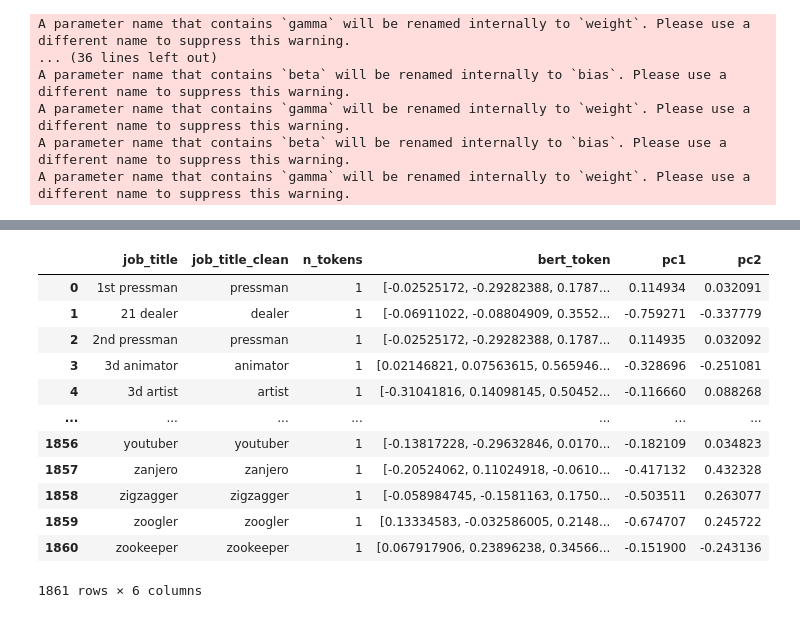
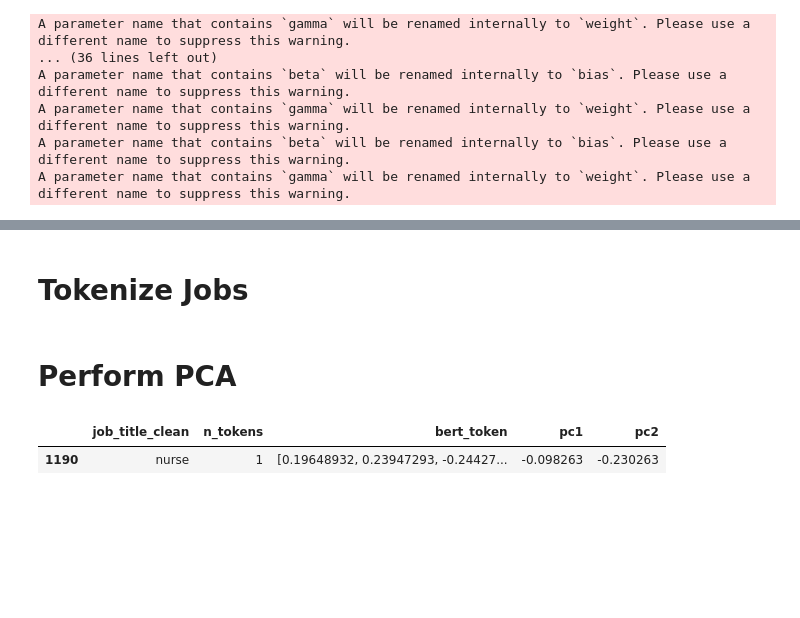
Before and after one commit to NauelSerraino/BERT-Gender-Bias, a Jupyter notebook: notebooks/01_weakly_supervised_experiment.ipynb, the cells around one changed output, grey strips where cells are left out. Cells and saved outputs as stored; diff of their text form; code cells hidden in the pictures; blank space fills up the shorter version.

```diff
--- a/notebooks/01_weakly_supervised_experiment.ipynb
+++ b/notebooks/01_weakly_supervised_experiment.ipynb
@@ -129,5 +150,5 @@ coef_df_sorted.head(20)
 # %%
-n_features = 70
+n_features = 50
 
 selected_features = coef_df_sorted.feature[:n_features].values
 selected_features
@@ -141,14 +159,0 @@ array([106, 314, 603, 756, 572, 550, 417, 208, 170,  37, 651, 705, 597,
-# %%
-import re
-
-job_titles['job_title_clean'] = job_titles['job_title'].apply(lambda x: re.sub(r'\b\d+\w*\b', '', x))
-job_titles
-
-job_df = pd.DataFrame()
-job_df['job_title_clean'] = job_titles['job_title_clean'].str.split('/').explode().reset_index(drop=True)
-
-job_df['n_tokens'] = job_df.job_title_clean.apply(lambda x: len(x.split()))
-job_df = job_df[job_df.n_tokens==1].reset_index(drop=True)
-job_df.drop_duplicates(subset="job_title_clean", inplace=True)
-
-job_df
@@ -170,5 +160,7 @@ Error:
+# %% [markdown]
+# Tokenize Jobs
 # %%
-text = job_titles.job_title_clean.values.tolist()
+text = job_df.job_title_clean.values.tolist()
 encoded_input = tokenizer(text, return_tensors='pt', padding=True, truncation=True)
 
 with torch.no_grad():
@@ -179,33 +171,25 @@ word_embeddings = embeddings.mean(dim=1).numpy()
 # %%
 n_feature_embeddings = word_embeddings[:, selected_features]
 
-job_titles['bert_token'] = list(n_feature_embeddings)
+job_df['bert_token'] = list(n_feature_embeddings)
+# %% [markdown]
+# Perform PCA
 # %%
 from sklearn.decomposition import PCA
 
 # Perform PCA to reduce to 2 dimensions
 pca = PCA(n_components=2)
 principal_components = pca.fit_transform(n_feature_embeddings)
 
 # Add principal components to the DataFrame
-job_titles['pc1'] = principal_components[:, 0]
-job_titles['pc2'] = principal_components[:, 1]
+job_df['pc1'] = principal_components[:, 0]
+job_df['pc2'] = principal_components[:, 1]
 
-job_titles
+job_df.sort_values(by='pc1', ascending=True).head(20)
+job_df[job_df['job_title_clean']=='nurse']
 # %% [output]
-|  | job_title | job_title_clean | n_tokens | bert_token | pc1 | pc2 |
-| 0 | 1st pressman | pressman | 1 | [-0.02525172, -0.29282388, 0.1787... | 0.114934 | 0.032091 |
-| 1 | 21 dealer | dealer | 1 | [-0.06911022, -0.08804909, 0.3552... | -0.759271 | -0.337779 |
-| 2 | 2nd pressman | pressman | 1 | [-0.02525172, -0.29282388, 0.1787... | 0.114935 | 0.032092 |
-| 3 | 3d animator | animator | 1 | [0.02146821, 0.07563615, 0.565946... | -0.328696 | -0.251081 |
-| 4 | 3d artist | artist | 1 | [-0.31041816, 0.14098145, 0.50452... | -0.116660 | 0.088268 |
-| ... | ... | ... | ... | ... | ... | ... |
-| 1856 | youtuber | youtuber | 1 | [-0.13817228, -0.29632846, 0.0170... | -0.182109 | 0.034823 |
-| 1857 | zanjero | zanjero | 1 | [-0.20524062, 0.11024918, -0.0610... | -0.417132 | 0.432328 |
-| 1858 | zigzagger | zigzagger | 1 | [-0.058984745, -0.1581163, 0.1750... | -0.503511 | 0.263077 |
-| 1859 | zoogler | zoogler | 1 | [0.13334583, -0.032586005, 0.2148... | -0.674707 | 0.245722 |
-| 1860 | zookeeper | zookeeper | 1 | [0.067917906, 0.23896238, 0.34566... | -0.151900 | -0.243136 |
+|  | job_title_clean | n_tokens | bert_token | pc1 | pc2 |
+| 1190 | nurse | 1 | [0.19648932, 0.23947293, -0.24427... | -0.098263 | -0.230263 |
-1861 rows × 6 columns
 # %%
 import plotly.express as px
 
```
Also changed, not shown: parts of 13 cells of this notebook, 1 other file.
